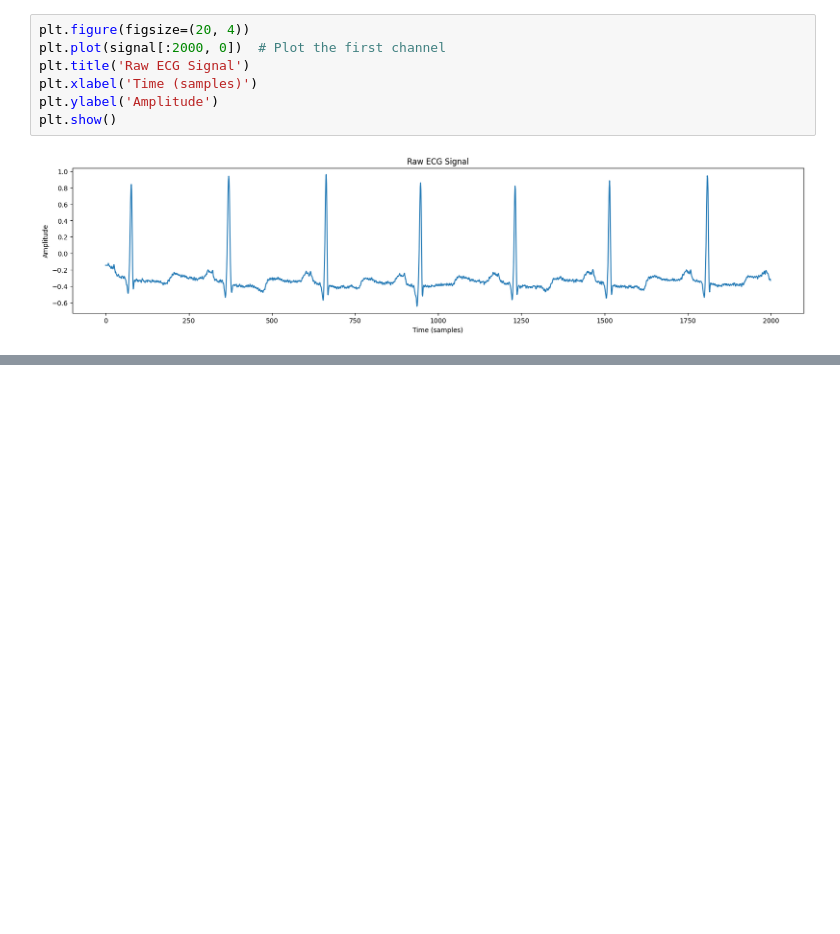
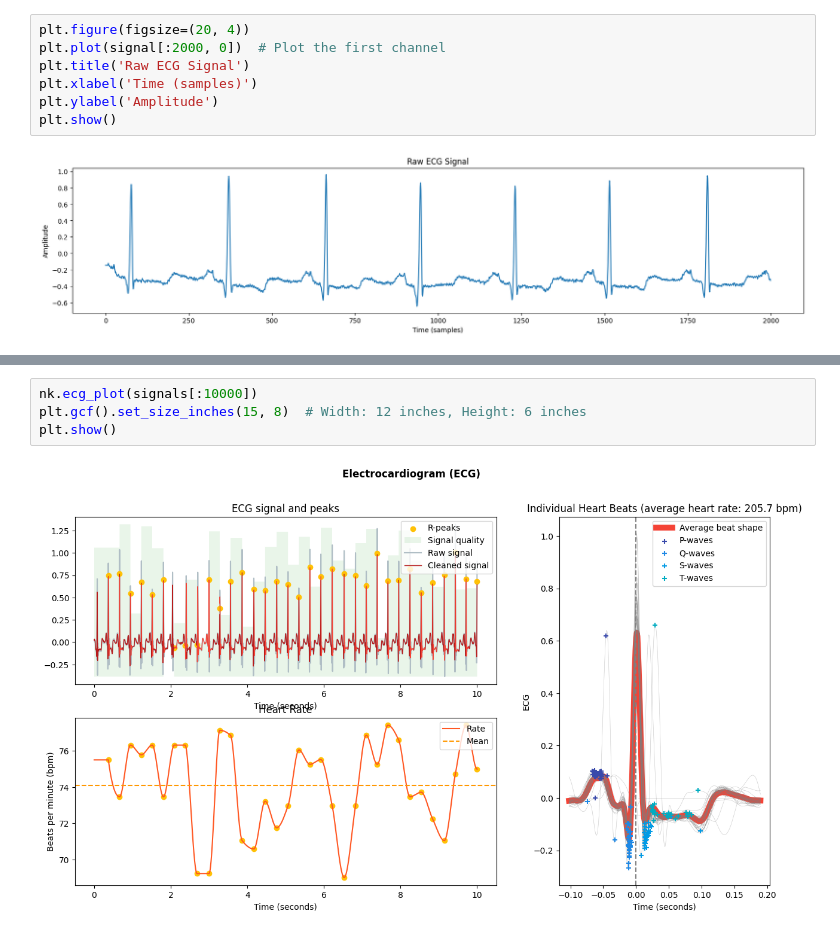
Before and after one commit to Cobrachainsaw/Arrhythmia_real_time_system, a Jupyter notebook: preprocess.ipynb, the cells around one changed output, grey strips where cells are left out. Saved outputs shown, nothing was run; the diff lists cells and outputs as text; blank space fills up the shorter version.

```diff
--- a/preprocess.ipynb
+++ b/preprocess.ipynb
@@ -43,0 +84,6 @@ y = filtfilt(b, a, data)
+# %%
+nk.ecg_plot(signals[:10000])
+plt.gcf().set_size_inches(15, 8)  # Width: 12 inches, Height: 6 inches
+plt.show()
+# %% [output]
+[figure, added]
```
Also changed, not shown: parts of 7 cells of this notebook.
